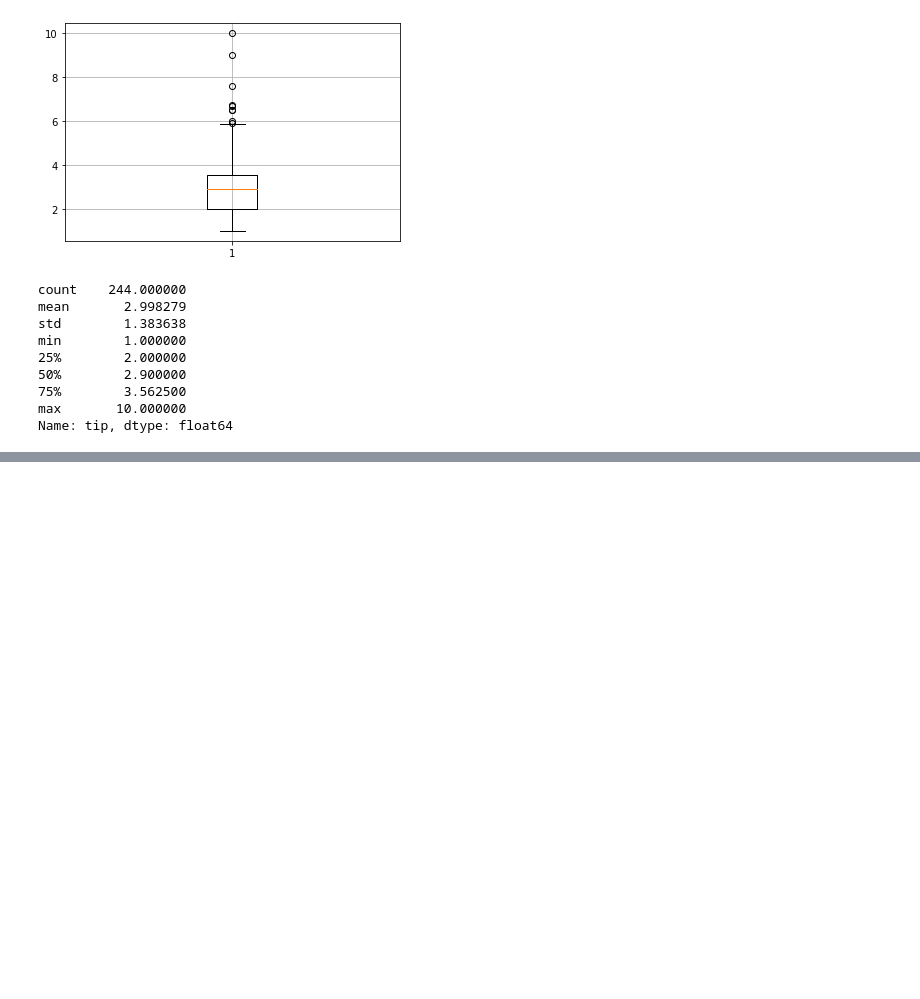
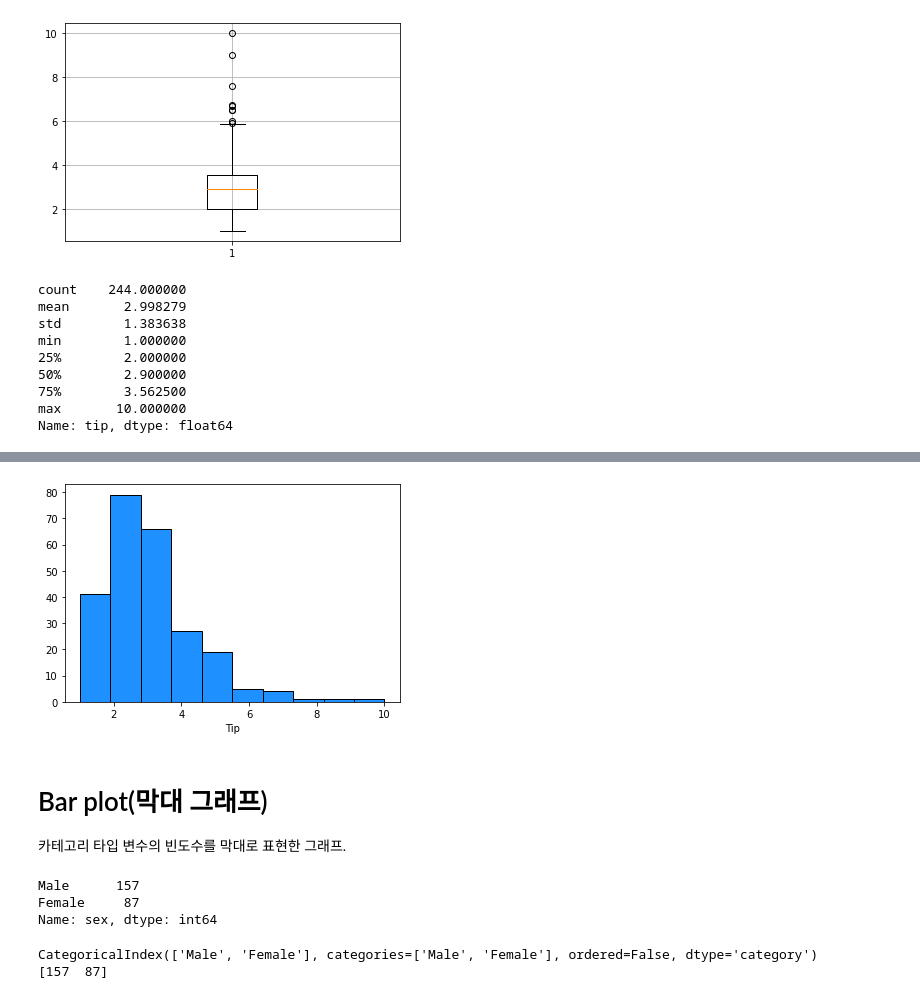
Before and after one commit to JakeOh/202208_itw_java134_lab_python, a Jupyter notebook: py21_matplotlib.ipynb, the cells around one changed output, grey strips where cells are left out. Cells and saved outputs as stored; diff of their text form; code cells hidden in the pictures; blank space fills up the shorter version.

```diff
--- a/py21_matplotlib.ipynb
+++ b/py21_matplotlib.ipynb
@@ -215,0 +235,25 @@ Name: tip, dtype: float64
+# %%
+# tip의 히스토그램
+plt.hist(x=tips.tip, edgecolor='black', color='dodgerblue')
+plt.xlabel('Tip')
+plt.show()
+# %% [output]
+[figure, added]
+# %% [markdown]
+# Bar plot(막대 그래프)
+
+카테고리 타입 변수의 빈도수를 막대로 표현한 그래프.
+# %%
+# 성별 빈도수
+gender_counts = tips.sex.value_counts()
+gender_counts  # -> Series
+# %% [output]
+Male      157
+Female     87
+Name: sex, dtype: int64
+# %%
+print(gender_counts.index)
+print(gender_counts.values)
+# %% [output]
+CategoricalIndex(['Male', 'Female'], categories=['Male', 'Female'], ordered=False, dtype='category')
+[157  87]
```
Also changed, not shown: parts of 5 cells of this notebook.
